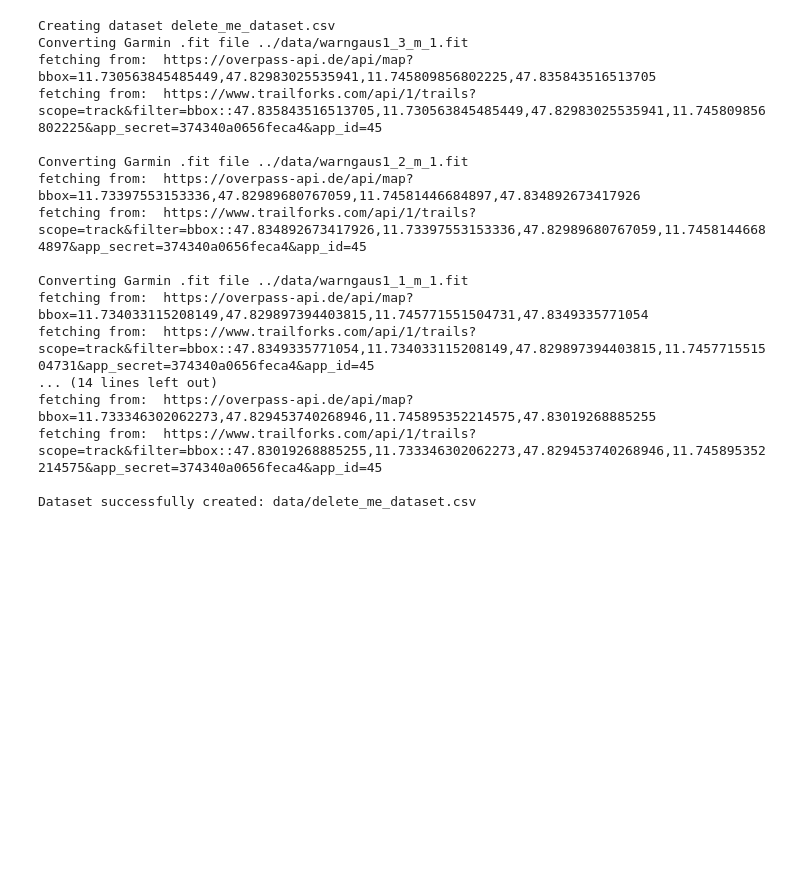
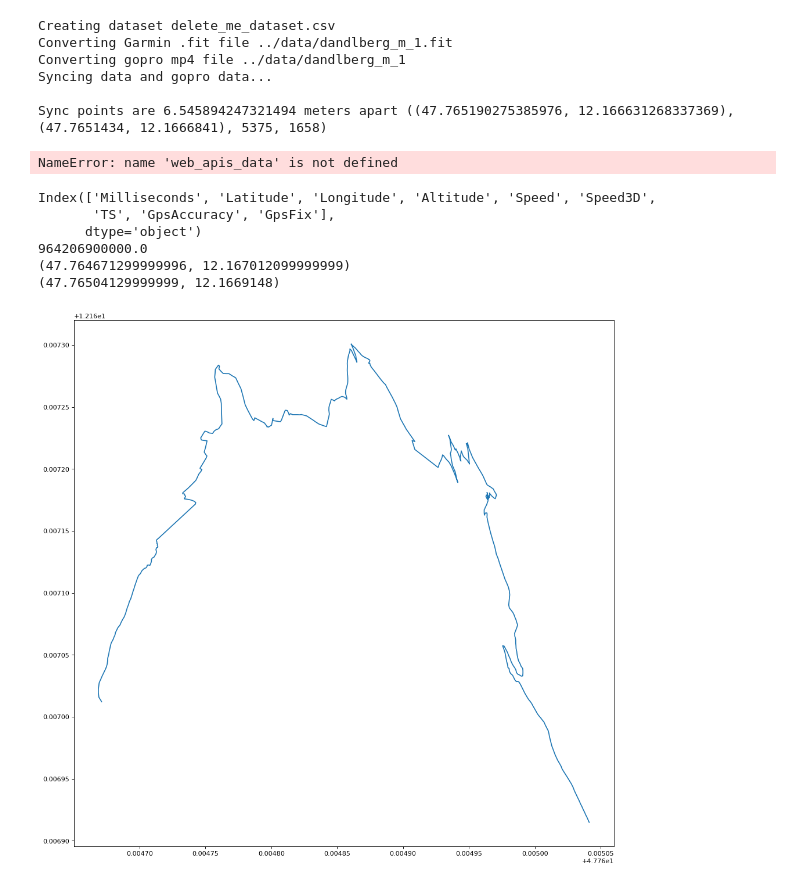
Before and after one commit to langersteff/mtb_data_set_src, a Jupyter notebook: notebooks/MtbDataSet.ipynb, the cells around one changed output. Drawn from its saved outputs; the diff is of its cells as text; code cells hidden in the pictures; blank space fills up the shorter version.

Commit message:
added gopro data provider

```diff
--- a/notebooks/MtbDataSet.ipynb
+++ b/notebooks/MtbDataSet.ipynb
@@ -9,21 +12,49 @@ from mtb_data_set import MtbDataSet
 # %%
 mtb_data_set = MtbDataSet()
-mtb_data_set.create_data_set(None, 'delete_me_dataset.csv')
+mtb_data_set.create_data_set(['dandlberg_m_1'], 'delete_me_dataset.csv')
 # %% [output]
 Creating dataset delete_me_dataset.csv
-Converting Garmin .fit file ../data/warngaus1_3_m_1.fit
-fetching from:  https://overpass-api.de/api/map?bbox=11.730563845485449,47.82983025535941,11.745809856802225,47.835843516513705
-fetching from:  https://www.trailforks.com/api/1/trails?scope=track&filter=bbox::47.835843516513705,11.730563845485449,47.82983025535941,11.745809856802225&app_secret=374340a0656feca4&app_id=45
+Converting Garmin .fit file ../data/dandlberg_m_1.fit
+Converting gopro mp4 file ../data/dandlberg_m_1
+Syncing data and gopro data...
 
-Converting Garmin .fit file ../data/warngaus1_2_m_1.fit
-fetching from:  https://overpass-api.de/api/map?bbox=11.73397553153336,47.82989680767059,11.74581446684897,47.834892673417926
-fetching from:  https://www.trailforks.com/api/1/trails?scope=track&filter=bbox::47.834892673417926,11.73397553153336,47.82989680767059,11.74581446684897&app_secret=374340a0656feca4&app_id=45
-
-Converting Garmin .fit file ../data/warngaus1_1_m_1.fit
-fetching from:  https://overpass-api.de/api/map?bbox=11.734033115208149,47.829897394403815,11.745771551504731,47.8349335771054
-fetching from:  https://www.trailforks.com/api/1/trails?scope=track&filter=bbox::47.8349335771054,11.734033115208149,47.829897394403815,11.745771551504731&app_secret=374340a0656feca4&app_id=45
-... (14 lines left out)
-fetching from:  https://overpass-api.de/api/map?bbox=11.733346302062273,47.829453740268946,11.745895352214575,47.83019268885255
-fetching from:  https://www.trailforks.com/api/1/trails?scope=track&filter=bbox::47.83019268885255,11.733346302062273,47.829453740268946,11.745895352214575&app_secret=374340a0656feca4&app_id=45
-
-Dataset successfully created: data/delete_me_dataset.csv
+Sync points are 6.545894247321494 meters apart ((47.765190275385976, 12.166631268337369), (47.7651434, 12.1666841), 5375, 1658)
+NameError: name 'web_apis_data' is not defined
+# %%
+import pandas as pd
+import geopandas as gpd
+from geopandas import GeoDataFrame
+import matplotlib.pyplot as plt
+from matplotlib.pyplot import figure
+
+garmin = pd.read_csv('../data/dandlberg_m_1-tmp.csv', low_memory=False)
+gopro = pd.read_csv('../data/dandlberg_m_1_gopro-gps.csv', low_memory=False)
+
+gopro = gopro.query("GpsAccuracy < 300")
+print(pd.read_csv('../data/dandlberg_m_1_gopro-gps.csv', low_memory=False).columns)
+
+print(garmin.values[0][0])
+
+#geometry = gpd.points_from_xy(garmin[:, -2], garmin[:, -1])
+#geometry2 = gpd.points_from_xy(gopro['Latitude'].values, gopro['Longitude'].values)
+#gdf = GeoDataFrame(geometry=geometry)
+#gdf2 = GeoDataFrame(geometry=geometry2)
+#gdf.plot(figsize=(20, 30))
+#gdf2.plot(figsize=(20, 30))
+
+print((gopro['Latitude'].values[0], gopro['Longitude'].values[0]))
+print((gopro['Latitude'].values[-1], gopro['Longitude'].values[-1]))
+
+figure(1, figsize=(15, 15), dpi=80, facecolor='w', edgecolor='k')
+#plt.plot(garmin.values[:, -2], garmin.values[:, -1])
+plt.plot(gopro['Latitude'].values, gopro['Longitude'].values)
+#plt.plot(gopro['Altitude'].values)
+plt.show()
+# %% [output]
+Index(['Milliseconds', 'Latitude', 'Longitude', 'Altitude', 'Speed', 'Speed3D',
+       'TS', 'GpsAccuracy', 'GpsFix'],
+      dtype='object')
+964206900000.0
+(47.764671299999996, 12.167012099999999)
+(47.76504129999999, 12.1669148)
+[figure, added]
```
Also changed, not shown: parts of 1 cell of this notebook, 7 other files.
